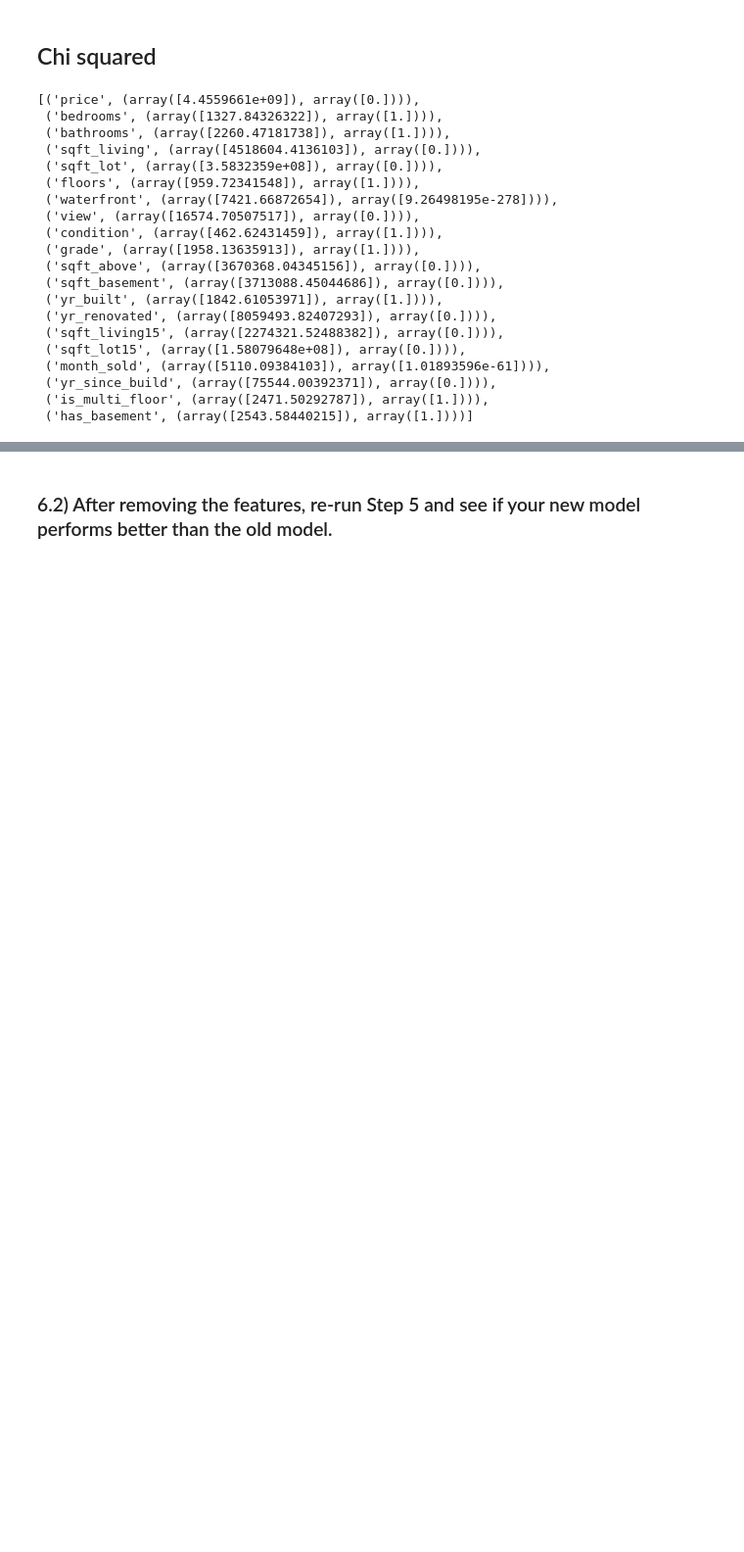
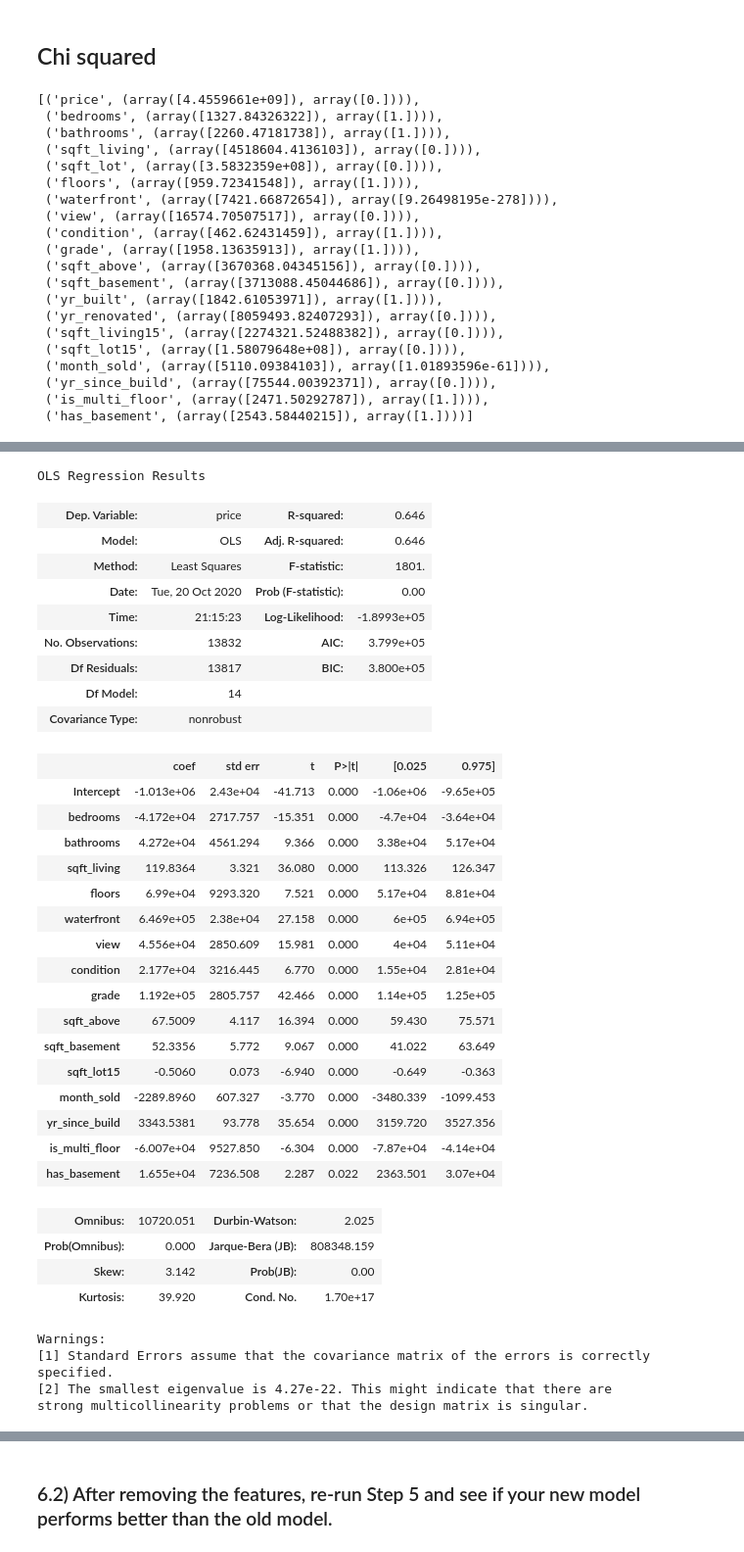
Before and after one commit to fernandez-justin/house_price_prediction, a Jupyter notebook: Bakeoff_modeling_process.ipynb, the cells around one changed output, grey strips where cells are left out. Shown: that part at 98% size. Saved outputs shown, nothing was run; the diff lists cells and outputs as text; code cells hidden in the pictures; blank space fills up the shorter version.

```diff
--- a/Bakeoff_modeling_process.ipynb
+++ b/Bakeoff_modeling_process.ipynb
@@ -661,0 +875,14 @@ chi2_scores
+# %%
+import math
+
+def combos(n,k):
+    return math.factorial(n) / ( math.factorial(n-k) * math.factorial(k) )
+
+n = len(features)
+k = len(features)
+count = 0
+while k > 13:
+    count += combos(n,k)
+    k = k-1
+
+count
@@ -661,0 +895,25 @@ chi2_scores
+# %%
+best_score = 0
+best_formula = ''
+start_time = time.time()
+num_of_features = len(features)
+subtractor = 0
+while num_of_features > 13:
+    combos = combinations(features,num_of_features-subtractor)
+    # building the input string
+    inp_formula = ''
+    for combo in combos:
+        print(len(combo),end=' ')
+        for feature in combo:
+            inp_formula = inp_formula + '+' + feature
+        inp_formula = 'price~'+inp_formula[1:]
+        # get the model
+        slr_model = ols(formula=inp_formula, data=train_set).fit()
+        # see if scored higher
+        curr_score = slr_model.rsquared_adj
+        if curr_score > best_score:
+            print('best score')
+            best_score = curr_score
+            best_formula = inp_formula
+        inp_formula = ''
+    subtractor +=1
@@ -661,0 +928,40 @@ chi2_scores
+# %%
+input_formula = 'price~bedrooms+bathrooms+sqft_living+sqft_lot+floors+waterfront+view+condition+grade+sqft_above+sqft_basement+yr_built+yr_renovated+sqft_living15+sqft_lot15+month_sold+yr_since_build+is_multi_floor+has_basement'
+slr_model = ols(formula=inp_formula, data=train_set).fit()
+slr_model.summary()
+# %% [output]
+OLS Regression Results
+| Dep. Variable: | price | R-squared: | 0.646 |
+| Model: | OLS | Adj. R-squared: | 0.646 |
+| Method: | Least Squares | F-statistic: | 1801. |
+| Date: | Tue, 20 Oct 2020 | Prob (F-statistic): | 0.00 |
+| Time: | 21:15:23 | Log-Likelihood: | -1.8993e+05 |
+| No. Observations: | 13832 | AIC: | 3.799e+05 |
+| Df Residuals: | 13817 | BIC: | 3.800e+05 |
+| Df Model: | 14 |  |  |
+| Covariance Type: | nonrobust |  |  |
+|  | coef | std err | t | P>|t| | [0.025 | 0.975] |
+| Intercept | -1.013e+06 | 2.43e+04 | -41.713 | 0.000 | -1.06e+06 | -9.65e+05 |
+| bedrooms | -4.172e+04 | 2717.757 | -15.351 | 0.000 | -4.7e+04 | -3.64e+04 |
+| bathrooms | 4.272e+04 | 4561.294 | 9.366 | 0.000 | 3.38e+04 | 5.17e+04 |
+| sqft_living | 119.8364 | 3.321 | 36.080 | 0.000 | 113.326 | 126.347 |
+| floors | 6.99e+04 | 9293.320 | 7.521 | 0.000 | 5.17e+04 | 8.81e+04 |
+| waterfront | 6.469e+05 | 2.38e+04 | 27.158 | 0.000 | 6e+05 | 6.94e+05 |
+| view | 4.556e+04 | 2850.609 | 15.981 | 0.000 | 4e+04 | 5.11e+04 |
+| condition | 2.177e+04 | 3216.445 | 6.770 | 0.000 | 1.55e+04 | 2.81e+04 |
+| grade | 1.192e+05 | 2805.757 | 42.466 | 0.000 | 1.14e+05 | 1.25e+05 |
+| sqft_above | 67.5009 | 4.117 | 16.394 | 0.000 | 59.430 | 75.571 |
+| sqft_basement | 52.3356 | 5.772 | 9.067 | 0.000 | 41.022 | 63.649 |
+| sqft_lot15 | -0.5060 | 0.073 | -6.940 | 0.000 | -0.649 | -0.363 |
+| month_sold | -2289.8960 | 607.327 | -3.770 | 0.000 | -3480.339 | -1099.453 |
+| yr_since_build | 3343.5381 | 93.778 | 35.654 | 0.000 | 3159.720 | 3527.356 |
+| is_multi_floor | -6.007e+04 | 9527.850 | -6.304 | 0.000 | -7.87e+04 | -4.14e+04 |
+| has_basement | 1.655e+04 | 7236.508 | 2.287 | 0.022 | 2363.501 | 3.07e+04 |
+| Omnibus: | 10720.051 | Durbin-Watson: | 2.025 |
+| Prob(Omnibus): | 0.000 | Jarque-Bera (JB): | 808348.159 |
+| Skew: | 3.142 | Prob(JB): | 0.00 |
+| Kurtosis: | 39.920 | Cond. No. | 1.70e+17 |
+Warnings:
+[1] Standard Errors assume that the covariance matrix of the errors is correctly specified.
+[2] The smallest eigenvalue is 4.27e-22. This might indicate that there are
+strong multicollinearity problems or that the design matrix is singular.
```
Also changed, not shown: parts of 27 cells of this notebook.
